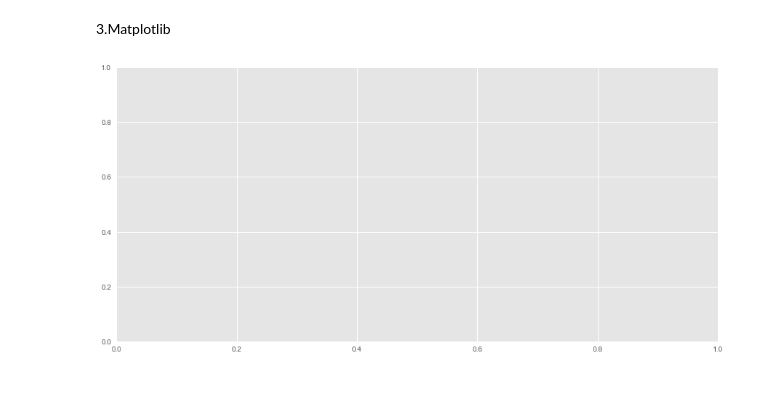
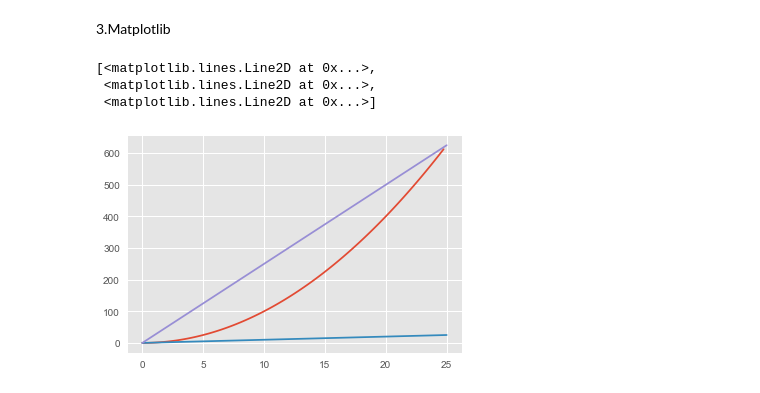
Before and after one commit to mandmit/ml2021, a Jupyter notebook: Labs/Lab1/lab1_Manilo.ipynb, the cells around one changed output. Cells and saved outputs as stored; diff of their text form; code cells hidden in the pictures.

```diff
--- a/Labs/Lab1/lab1_Manilo.ipynb
+++ b/Labs/Lab1/lab1_Manilo.ipynb
@@ -236,9 +236,22 @@ Yearly_Amount_Spent                                          256.670582
 dtype: object
 # %% [markdown]
 3.Matplotlib
-# %%
-plt.style.use('ggplot')
-plt.rcParams['figure.figsize'] = (15, 7)
-fig = plt.subplots()
-# %% [output]
-[figure, removed]
+# %%
+%matplotlib inline
+plt.style.use('ggplot')
+x_data = []
+y_data = []
+for i in np.arange(0,25,0.25):
+    x_data.append(i)
+    y_data.append(i**2)
+X = np.linspace(0,25,1000)
+Y = X
+X1 = np.linspace(0,25,1000)
+Y1 = X1*25
+fig, ax = plt.subplots()
+plt.plot(x_data,y_data,X,Y,X1,Y1)
+# %% [output]
+[<matplotlib.lines.Line2D at 0x...>,
+ <matplotlib.lines.Line2D at 0x...>,
+ <matplotlib.lines.Line2D at 0x...>]
+[figure, added]
```
Also changed, not shown: parts of 5 cells of this notebook, 1 other file.
